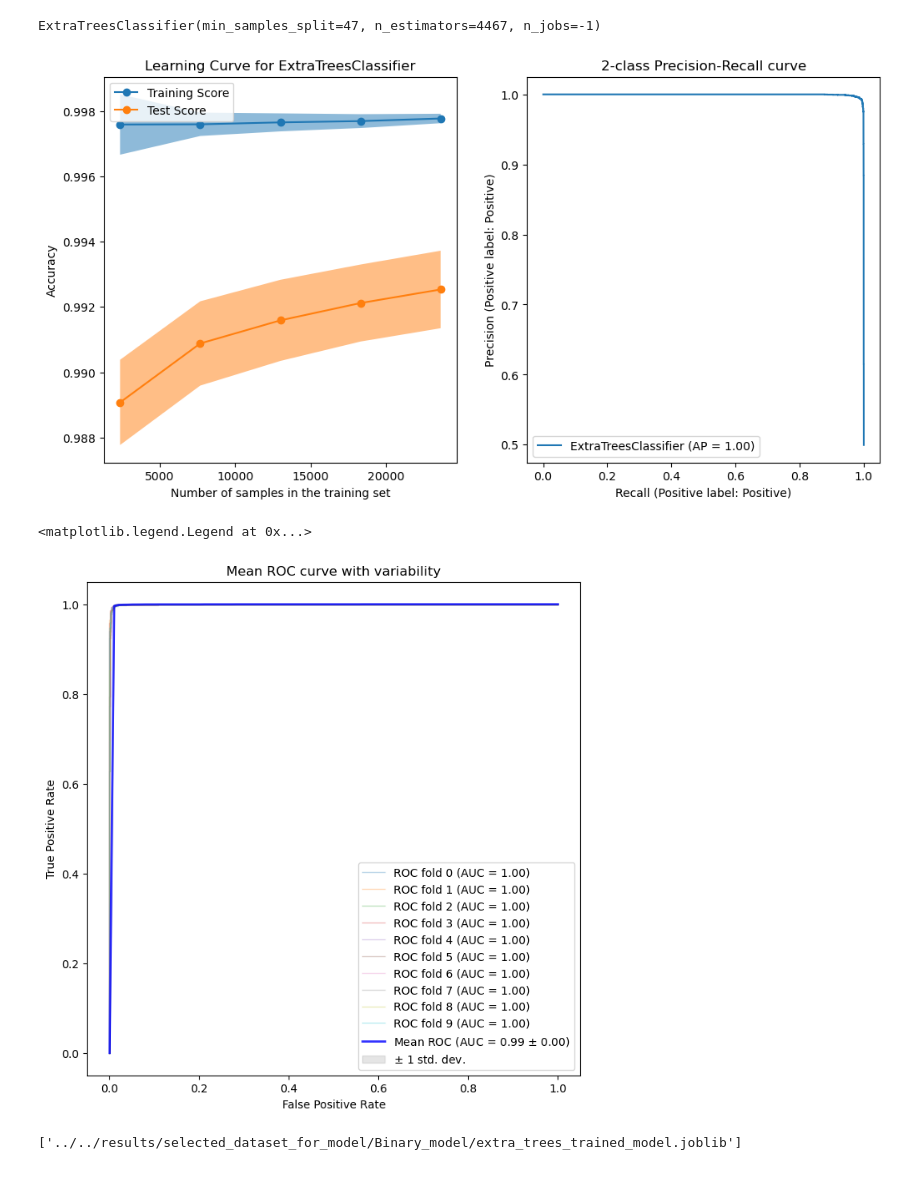
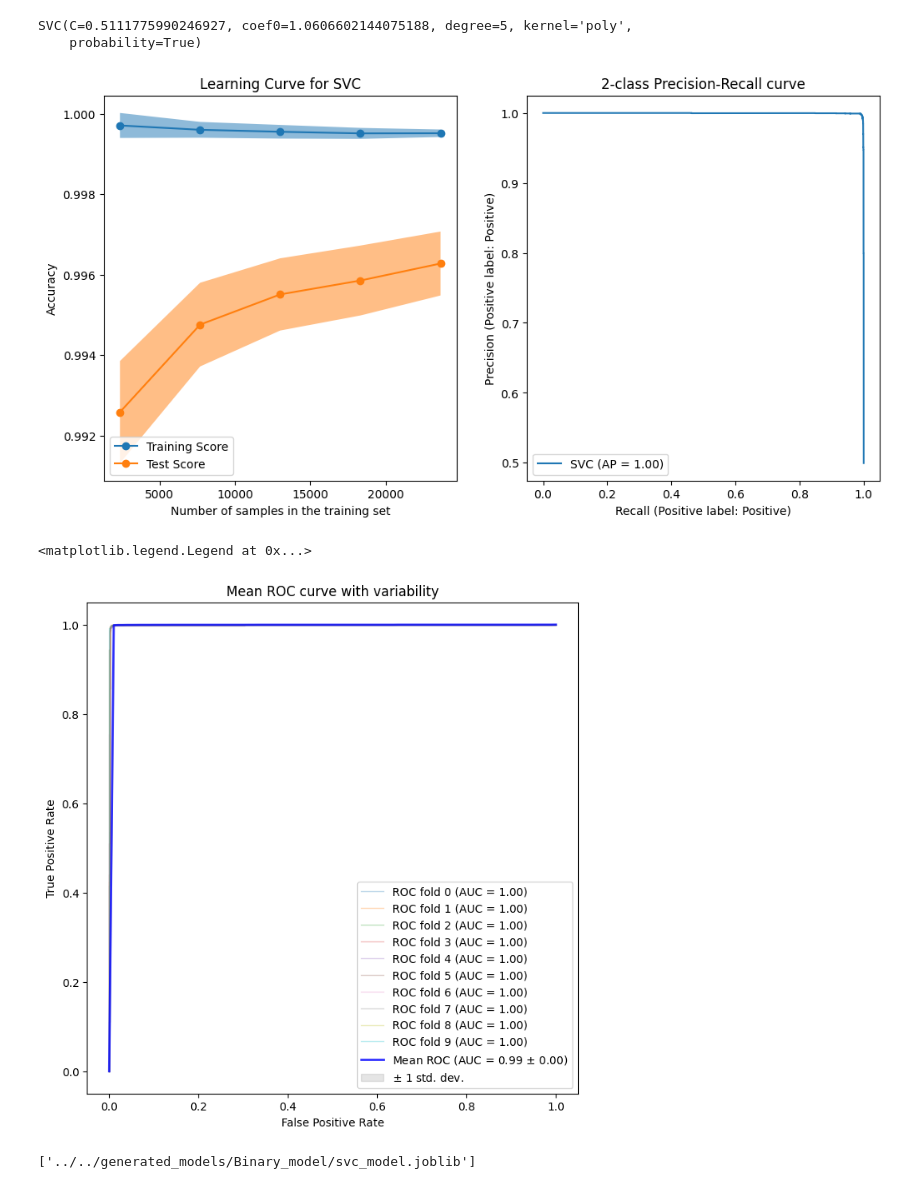
Before and after one commit to ProteinEngineering-PESB2/hydrophobin_class_models, a Jupyter notebook: src/model_description_and_export/binary_model.ipynb, the cells around one changed output. Saved outputs shown, nothing was run; the diff lists cells and outputs as text; code cells hidden in the pictures.

```diff
--- a/src/model_description_and_export/binary_model.ipynb
+++ b/src/model_description_and_export/binary_model.ipynb
@@ -39,0 +18,3 @@ df_data
+# %%
+df_data = pd.read_csv("../../generated_models/Binary_model/esme.csv")
+df_data
@@ -43,43 +38,43 @@ df_to_train = df_data.drop(columns=['target'])
 
 X_train, X_test, y_train, y_test = train_test_split(df_to_train, response, random_state=42, test_size=0.3)
 
-extra_trees_model = ExtraTreesClassifier(
-    n_estimators=4467,
-    criterion='gini',
-    min_samples_split=47,
-    min_samples_leaf=1,
-    max_features='sqrt',
-    n_jobs=-1
+svc_model = SVC(
+    kernel='poly',
+    C=0.5111775990246927,
+    degree=5,
+    coef0=1.0606602144075188,
+    probability=True
 )
 
-extra_trees_model.fit(X=X_train, y=y_train)
+svc_model.fit(X=X_train, y=y_train)
 # %% [output]
-ExtraTreesClassifier(min_samples_split=47, n_estimators=4467, n_jobs=-1)
+SVC(C=0.5111775990246927, coef0=1.0606602144075188, degree=5, kernel='poly',
+    probability=True)
 # %%
 fig, ax = plt.subplots(nrows=1, ncols=2, figsize=(12, 6))
 
 common_params = {
     "X": X_train,
     "y": y_train,
     "train_sizes": np.linspace(0.1, 1.0, 5),
     "cv": ShuffleSplit(n_splits=50, test_size=0.2, random_state=0),
     "score_type": "both",
     "n_jobs": 4,
     "line_kw": {"marker": "o"},
     "std_display_style": "fill_between",
     "score_name": "Accuracy",
 }
 
-LearningCurveDisplay.from_estimator(extra_trees_model, **common_params, ax=ax[0])
+LearningCurveDisplay.from_estimator(svc_model, **common_params, ax=ax[0])
 handles, label = ax[0].get_legend_handles_labels()
 ax[0].legend(handles[:2], ["Training Score", "Test Score"])
-ax[0].set_title(f"Learning Curve for {extra_trees_model.__class__.__name__}")
+ax[0].set_title(f"Learning Curve for {svc_model.__class__.__name__}")
 
 display = PrecisionRecallDisplay.from_estimator(
-    extra_trees_model, X_test, y_test, name=extra_trees_model.__class__.__name__, ax=ax[1])
+    svc_model, X_test, y_test, name=svc_model.__class__.__name__, ax=ax[1])
 _ = display.ax_.set_title("2-class Precision-Recall curve")
 # %% [output]
-[figure, old version]
+[figure, new version]
 # %%
 fig, ax = plt.subplots(nrows=1, ncols=1, figsize=(8, 8))
 
@@ -91,9 +86,9 @@ aucs = []
 mean_fpr = np.linspace(0, 1, 100)
 
 for fold, (train, test) in enumerate(cv.split(X_train, y_train)):
-    extra_trees_model.fit(X_train.values[train], y_train.values[train])
+    svc_model.fit(X_train.values[train], y_train.values[train])
     viz = RocCurveDisplay.from_estimator(
-        extra_trees_model,
+        svc_model,
         X_train.values[test],
         y_train.values[test],
         name=f"ROC fold {fold}",
@@ -144,8 +139,8 @@ ax.axis("square")
 ax.legend(loc="lower right")
 # %% [output]
 <matplotlib.legend.Legend at 0x...>
-[figure, old version]
+[figure, new version]
 # %%
-dump(extra_trees_model, "../../results/selected_dataset_for_model/Binary_model/extra_trees_trained_model.joblib")
+dump(svc_model, "../../generated_models/Binary_model/svc_model.joblib")
 # %% [output]
-['../../results/selected_dataset_for_model/Binary_model/extra_trees_trained_model.joblib']
+['../../generated_models/Binary_model/svc_model.joblib']
```
Also changed, not shown: parts of 3 cells of this notebook, 9 other files.
